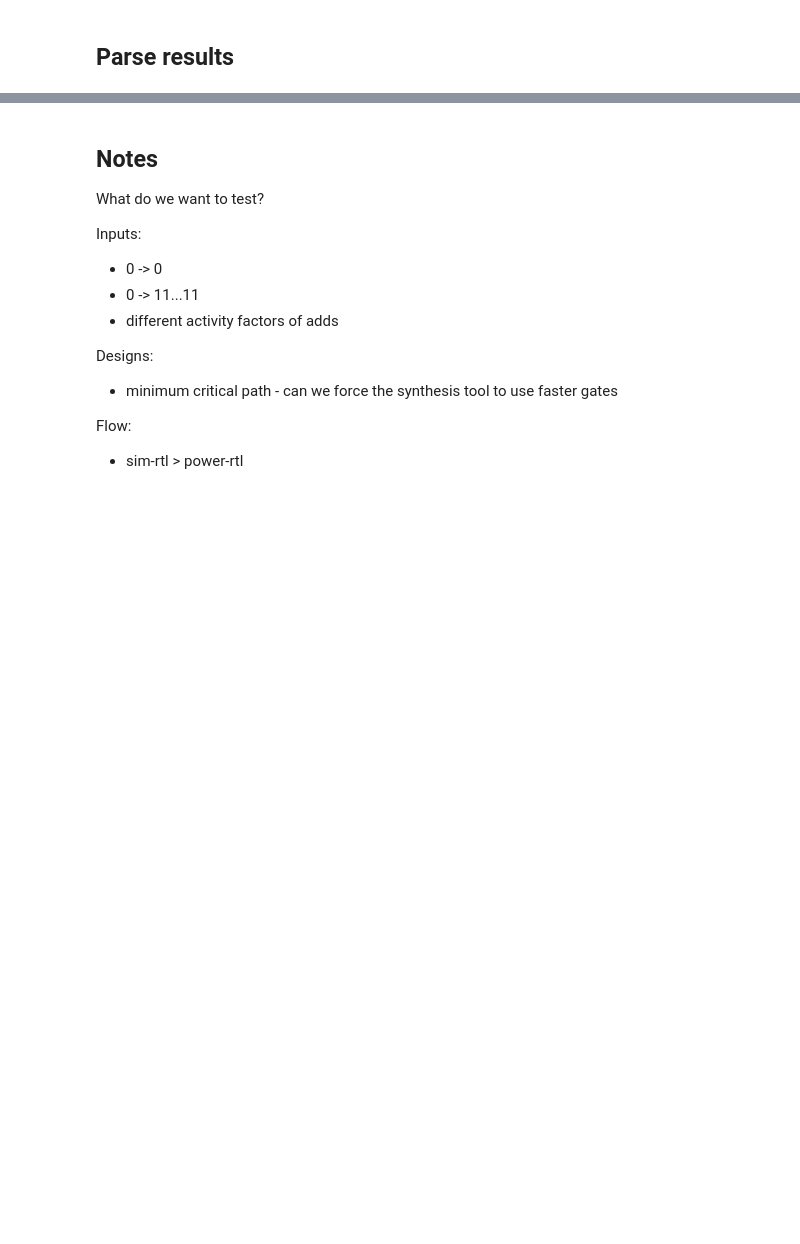
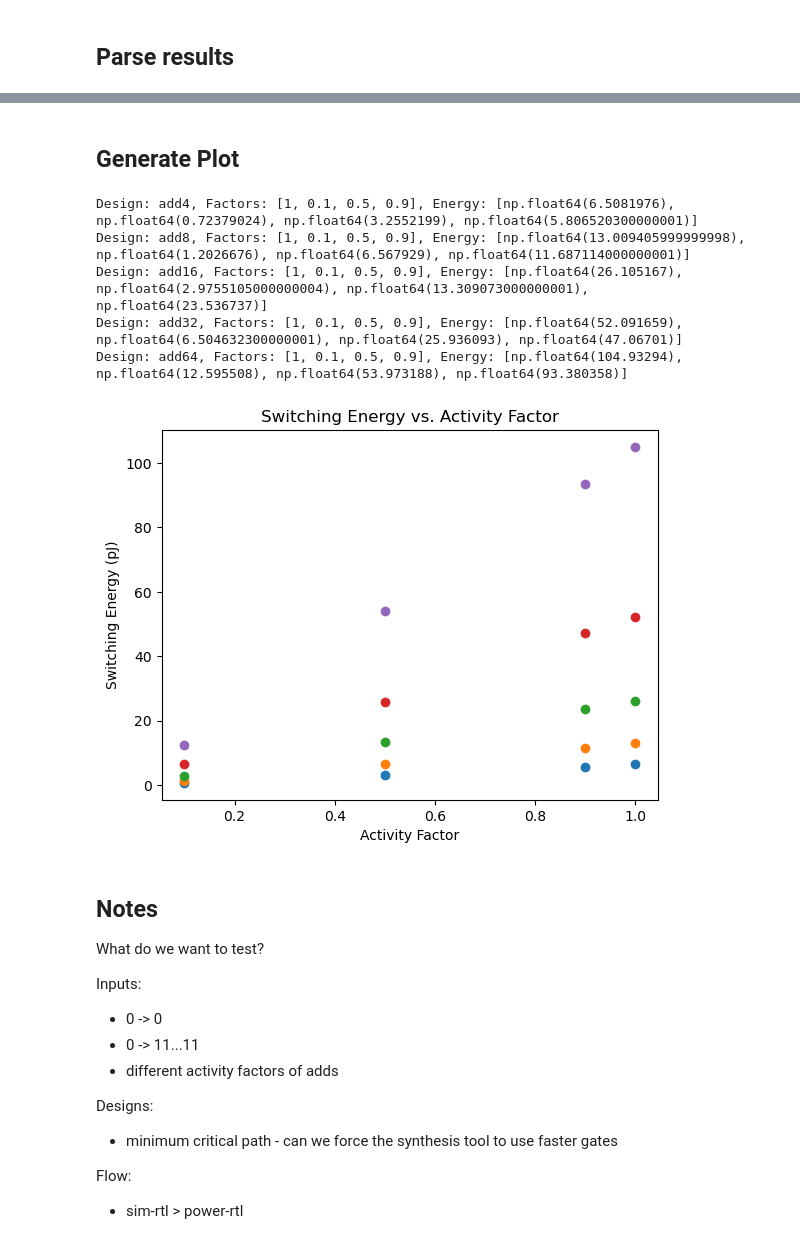
Before and after one commit to nayiri-k/hammer-energy-char, a Jupyter notebook: experiments/add.ipynb, the cells around one changed output, grey strips where cells are left out. Saved outputs shown, nothing was run; the diff lists cells and outputs as text; code cells hidden in the pictures; blank space fills up the shorter version.

```diff
--- a/experiments/add.ipynb
+++ b/experiments/add.ipynb
@@ -273,3 +406,28 @@ energy
+# %% [markdown]
+## Generate Plot
+# %%
+
+
+
+plt.title("Switching Energy vs. Activity Factor")
+plt.xlabel("Activity Factor")
+plt.ylabel("Switching Energy (pJ)")
+for design in results_for_plots.keys():
+    ## assign (color, shape) to design
+    x_vals, y_vals = [], []
+    for (x, y) in zip(results_for_plots[design][0], results_for_plots[design][1]):
+        x_vals.append(x)
+        y_vals.append(y[2]) ## 2nd index contains switching power
+    print(f"Design: {design}, Factors: {x_vals}, Energy: {y_vals}")
+    plt.scatter(x_vals, y_vals)
+plt.show()
+# %% [output]
+Design: add4, Factors: [1, 0.1, 0.5, 0.9], Energy: [np.float64(6.5081976), np.float64(0.72379024), np.float64(3.2552199), np.float64(5.806520300000001)]
+Design: add8, Factors: [1, 0.1, 0.5, 0.9], Energy: [np.float64(13.009405999999998), np.float64(1.2026676), np.float64(6.567929), np.float64(11.687114000000001)]
+Design: add16, Factors: [1, 0.1, 0.5, 0.9], Energy: [np.float64(26.105167), np.float64(2.9755105000000004), np.float64(13.309073000000001), np.float64(23.536737)]
+Design: add32, Factors: [1, 0.1, 0.5, 0.9], Energy: [np.float64(52.091659), np.float64(6.504632300000001), np.float64(25.936093), np.float64(47.06701)]
+Design: add64, Factors: [1, 0.1, 0.5, 0.9], Energy: [np.float64(104.93294), np.float64(12.595508), np.float64(53.973188), np.float64(93.380358)]
+[figure, added]
 # %% [markdown]
 ## Notes
 What do we want to test?
```
Also changed, not shown: parts of 10 cells of this notebook.
